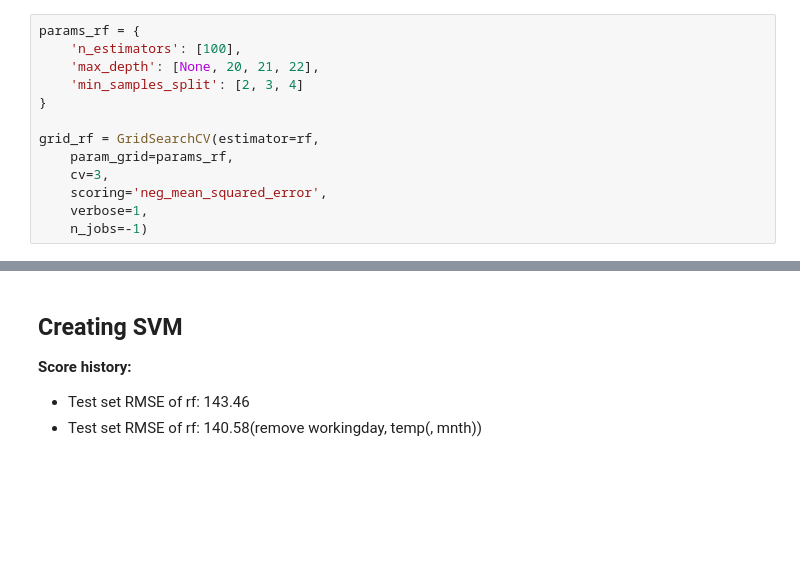
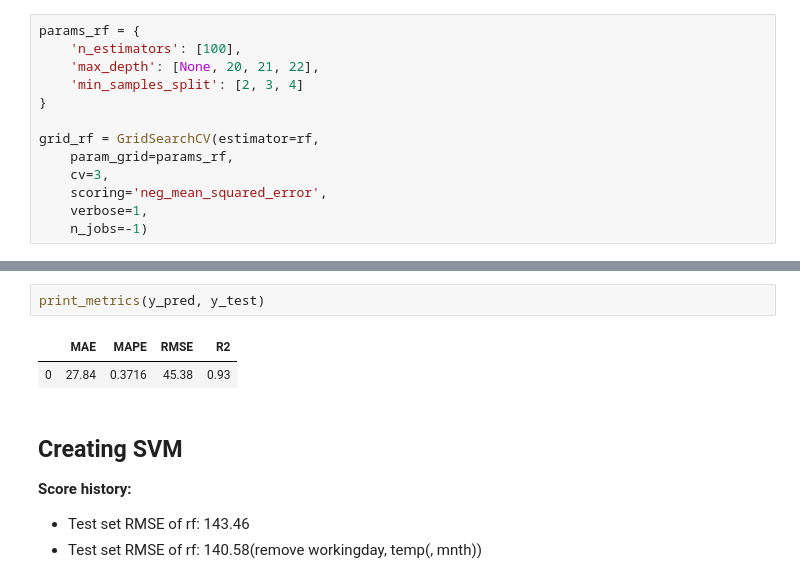
Before and after one commit to theGreatRaphael/ML_Task1, a Jupyter notebook: bike_sharing.ipynb, the cells around one changed output, grey strips where cells are left out. Saved outputs shown, nothing was run; the diff lists cells and outputs as text; blank space fills up the shorter version.

```diff
--- a/bike_sharing.ipynb
+++ b/bike_sharing.ipynb
@@ -330,3 +350,8 @@ Test set RMSE of rf: 41.82
+# %%
+print_metrics(y_pred, y_test)
+# %% [output]
+|  | MAE | MAPE | RMSE | R2 |
+| 0 | 27.84 | 0.3716 | 45.38 | 0.93 |
 # %% [markdown]
 ## Creating SVM
 __Score history:__
```
Also changed, not shown: parts of 27 cells of this notebook.
